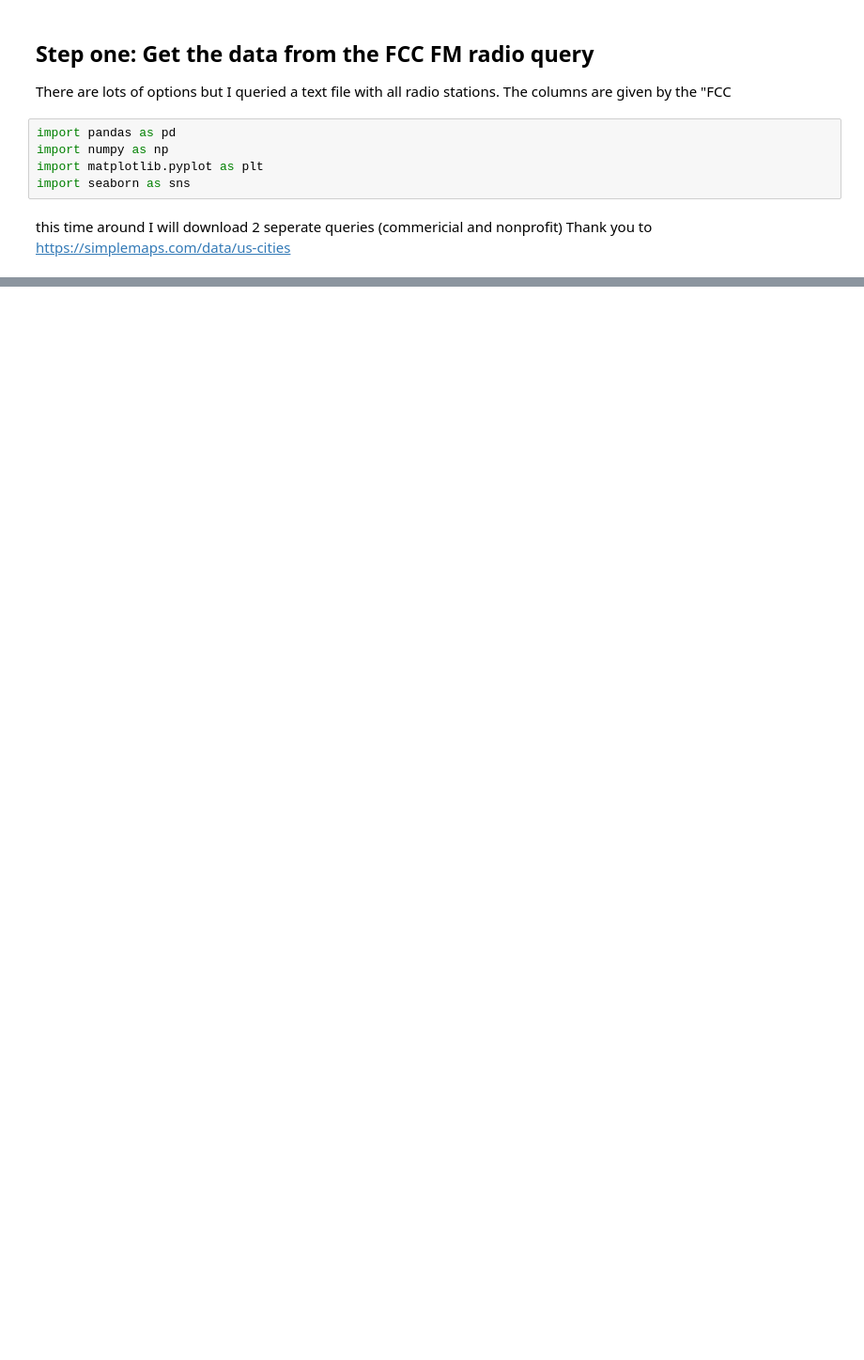
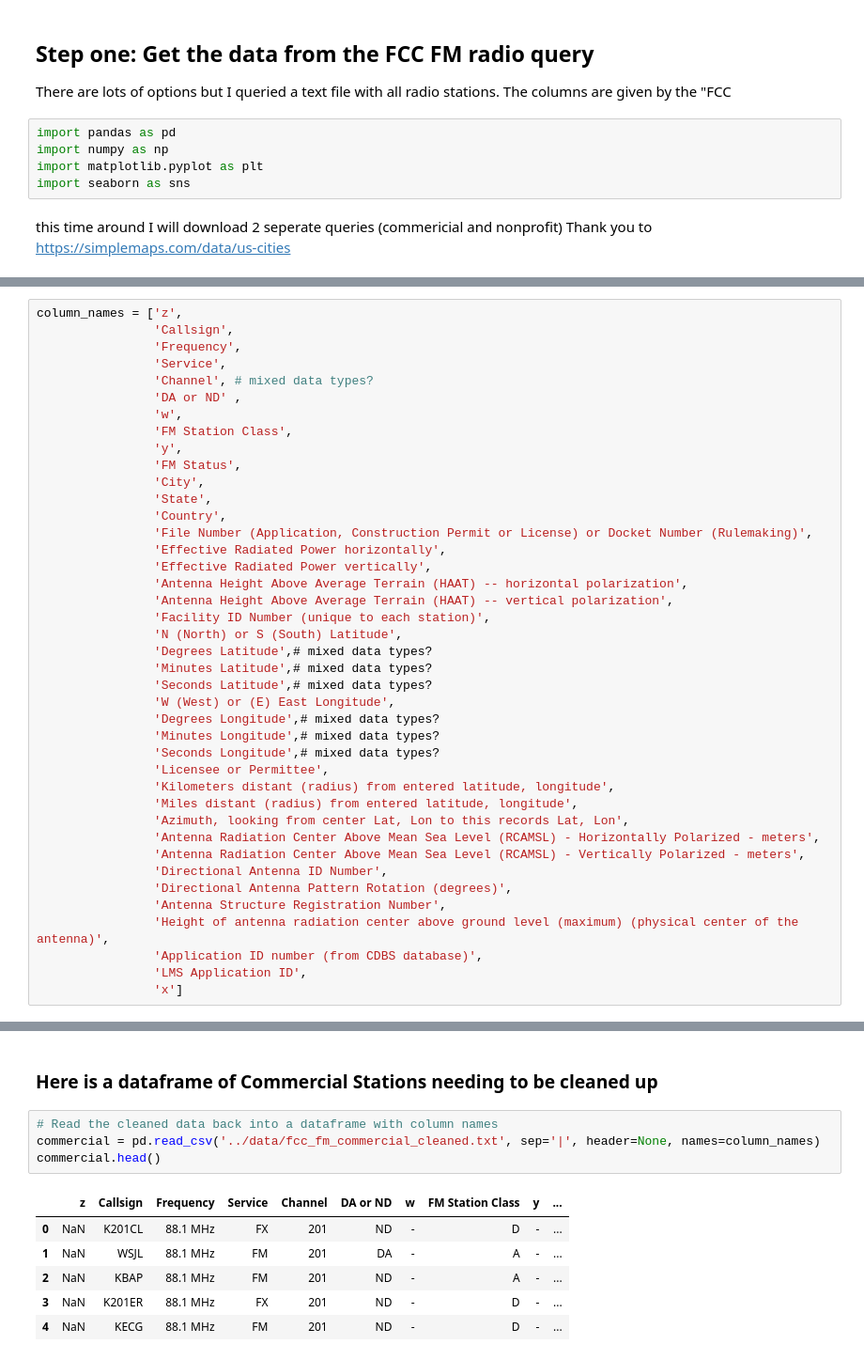
Before and after one commit to seanhulseman/FM-Broadcast-Landscape, a Jupyter notebook: code/radio_landscape_1.ipynb, the cells around one changed output, grey strips where cells are left out. Shown: that part at 94% size. Saved outputs shown, nothing was run; the diff lists cells and outputs as text; blank space fills up the shorter version.

```diff
--- a/code/radio_landscape_1.ipynb
+++ b/code/radio_landscape_1.ipynb
@@ -153,0 +15,41 @@ memory usage: 5.5+ MB
+# %%
+column_names = ['z',
+                'Callsign',
+                'Frequency',
+                'Service',
+                'Channel', # mixed data types?
+                'DA or ND' ,
+                'w',
+                'FM Station Class',
+                'y',
+                'FM Status',
+                'City',
+                'State',
+                'Country',
+                'File Number (Application, Construction Permit or License) or Docket Number (Rulemaking)',
+                'Effective Radiated Power horizontally',
+                'Effective Radiated Power vertically',
+                'Antenna Height Above Average Terrain (HAAT) -- horizontal polarization',
+                'Antenna Height Above Average Terrain (HAAT) -- vertical polarization',
+                'Facility ID Number (unique to each station)',
+                'N (North) or S (South) Latitude',
+                'Degrees Latitude',# mixed data types?
+                'Minutes Latitude',# mixed data types?
+                'Seconds Latitude',# mixed data types?
+                'W (West) or (E) East Longitude',
+                'Degrees Longitude',# mixed data types?
+                'Minutes Longitude',# mixed data types?
+                'Seconds Longitude',# mixed data types?
+                'Licensee or Permittee',
+                'Kilometers distant (radius) from entered latitude, longitude',
+                'Miles distant (radius) from entered latitude, longitude',
+                'Azimuth, looking from center Lat, Lon to this records Lat, Lon',
+                'Antenna Radiation Center Above Mean Sea Level (RCAMSL) - Horizontally Polarized - meters',
+                'Antenna Radiation Center Above Mean Sea Level (RCAMSL) - Vertically Polarized - meters',
+                'Directional Antenna ID Number',
+                'Directional Antenna Pattern Rotation (degrees)',
+                'Antenna Structure Registration Number',
+                'Height of antenna radiation center above ground level (maximum) (physical center of the antenna)',
+                'Application ID number (from CDBS database)',
+                'LMS Application ID',
+                'x']
@@ -153,0 +76,13 @@ memory usage: 5.5+ MB
+# %% [markdown]
+### Here is a dataframe of Commercial Stations needing to be cleaned up
+# %%
+# Read the cleaned data back into a dataframe with column names
+commercial = pd.read_csv('../data/fcc_fm_commercial_cleaned.txt', sep='|', header=None, names=column_names)
+commercial.head()
+# %% [output]
+|  | z | Callsign | Frequency | Service | Channel | DA or ND | w | FM Station Class | y | ... |
+| 0 | NaN | K201CL | 88.1 MHz | FX | 201 | ND | - | D | - | ... |
+| 1 | NaN | WSJL | 88.1 MHz | FM | 201 | DA | - | A | - | ... |
+| 2 | NaN | KBAP | 88.1 MHz | FM | 201 | ND | - | A | - | ... |
+| 3 | NaN | K201ER | 88.1 MHz | FX | 201 | ND | - | D | - | ... |
+| 4 | NaN | KECG | 88.1 MHz | FM | 201 | ND | - | D | - | ... |
```
Also changed, not shown: parts of 50 cells of this notebook, 3 other files.
